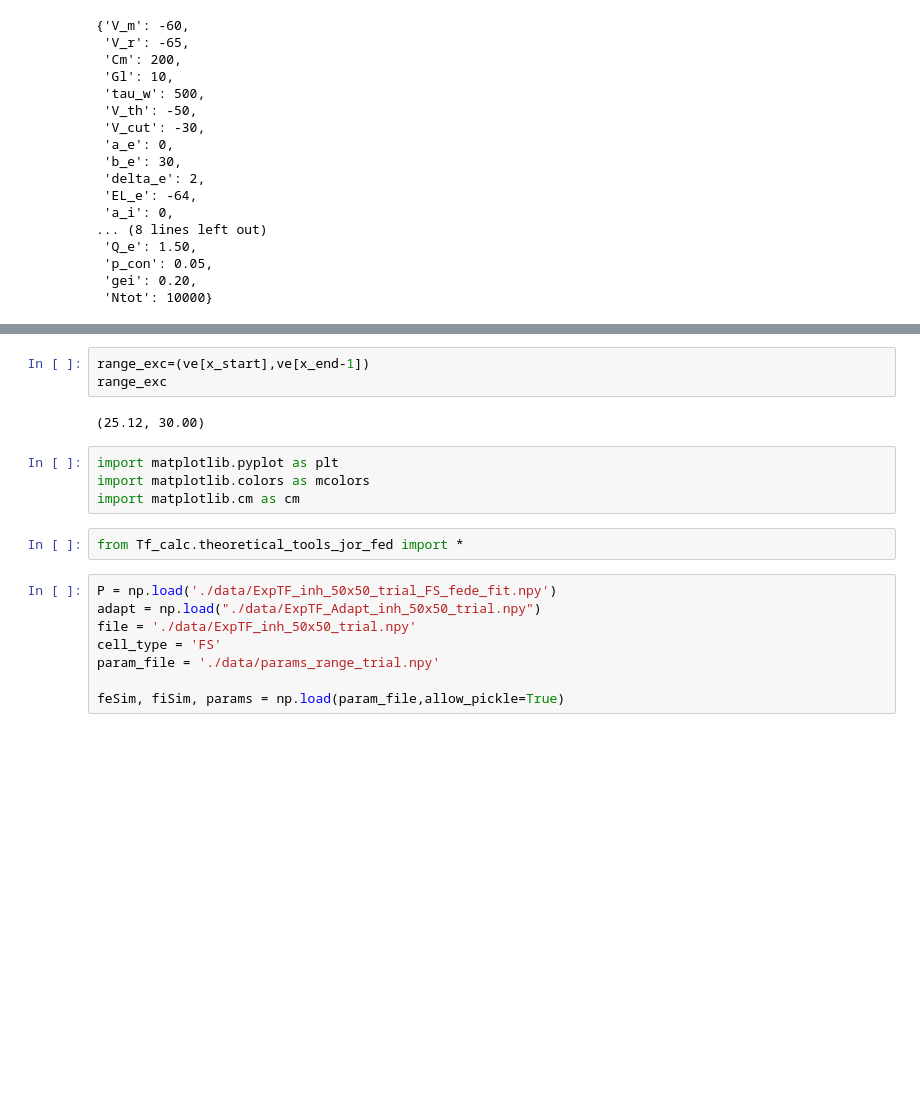
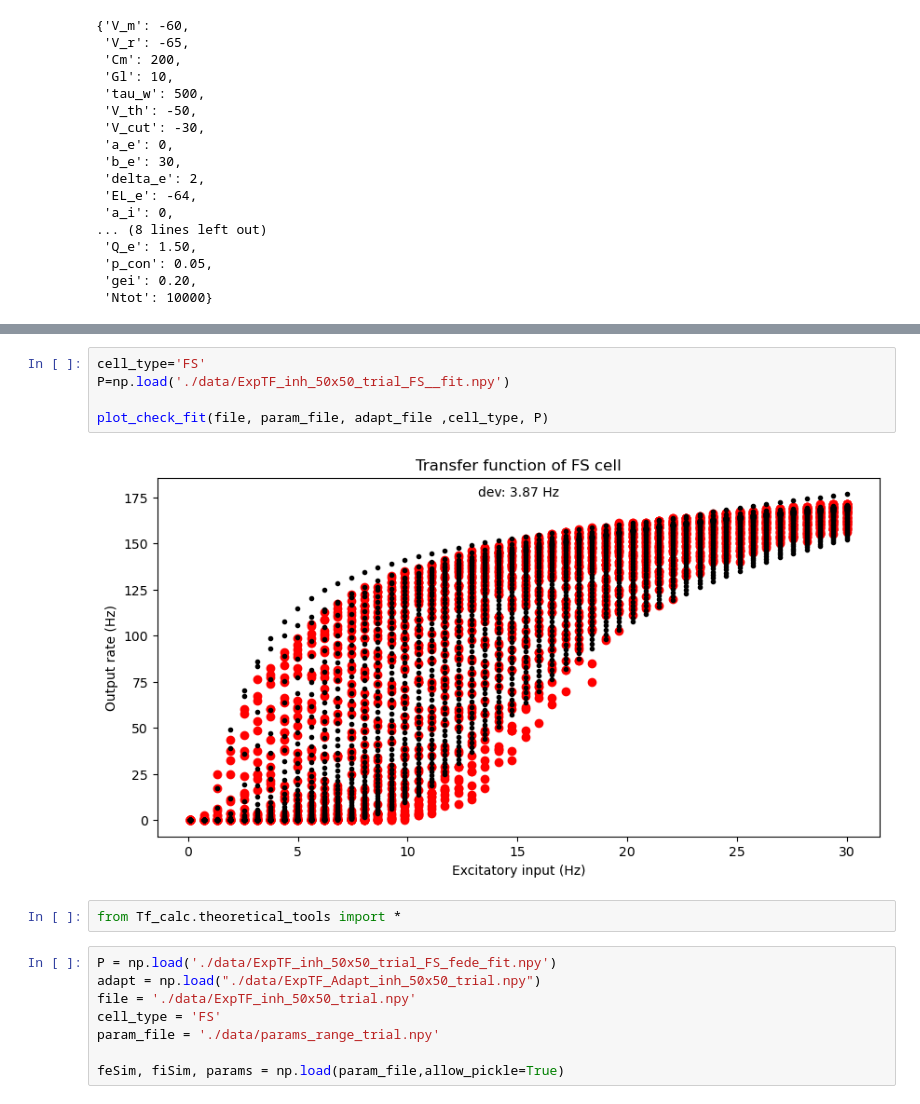
Before and after one commit to mariasacha/paper_pipeline_hub, a Jupyter notebook: whole_pipeline.ipynb, the cells around one changed output, grey strips where cells are left out. Drawn from its saved outputs; the diff is of its cells as text; blank space fills up the shorter version.

```diff
--- a/whole_pipeline.ipynb
+++ b/whole_pipeline.ipynb
@@ -209,14 +229,12 @@ coefficients saved in  ./data/ExpTF_inh_50x50_trial_FS_fede_fit.npy
-# %%
-range_exc=(ve[x_start],ve[x_end-1])
-range_exc
-# %% [output]
-(25.12, 30.00)
-# %%
-import matplotlib.pyplot as plt
-import matplotlib.colors as mcolors
-import matplotlib.cm as cm
+# %%
+cell_type='FS'
+P=np.load('./data/ExpTF_inh_50x50_trial_FS__fit.npy')
+
+plot_check_fit(file, param_file, adapt_file ,cell_type, P)
+# %% [output]
+[figure, added]
 # %%
-from Tf_calc.theoretical_tools_jor_fed import *
+from Tf_calc.theoretical_tools import *
 # %%
 P = np.load('./data/ExpTF_inh_50x50_trial_FS_fede_fit.npy')
 adapt = np.load("./data/ExpTF_Adapt_inh_50x50_trial.npy")
```
Also changed, not shown: parts of 35 cells of this notebook, 10 other files.
